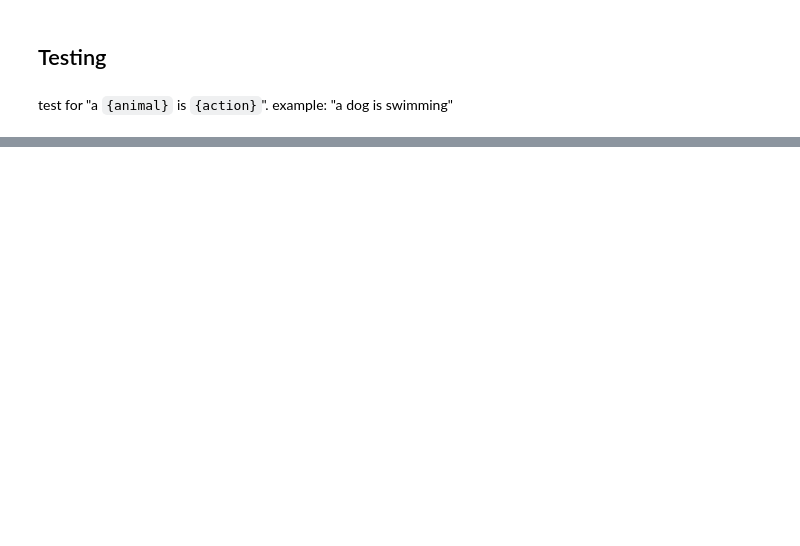
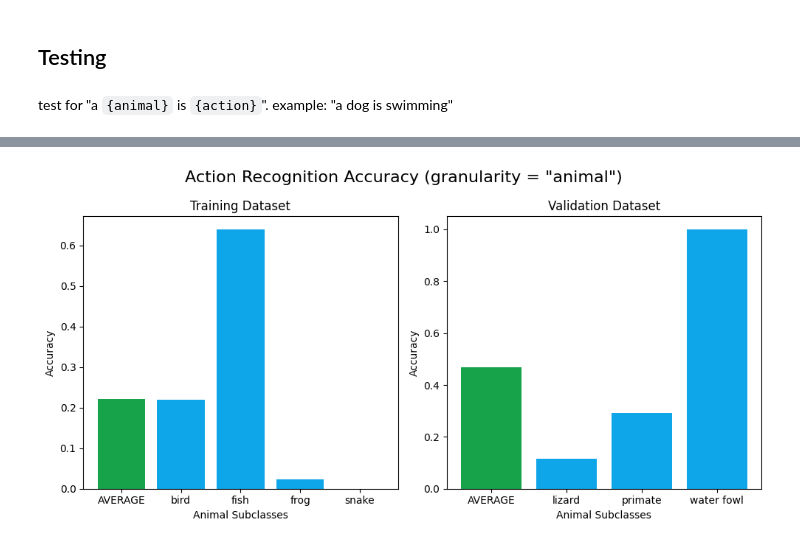
Before and after one commit to jonathanlin0/research_transfer, a Jupyter notebook: baselines/AK_AR_image/blip.ipynb, the cells around one changed output, grey strips where cells are left out. Drawn from its saved outputs; the diff is of its cells as text; code cells hidden in the pictures; blank space fills up the shorter version.

```diff
--- a/baselines/AK_AR_image/blip.ipynb
+++ b/baselines/AK_AR_image/blip.ipynb
@@ -219,0 +278,41 @@ plt.show()
+# %%
+# convert the dictionary values to percentages
+
+for animal in database_train:
+    database_train[animal] = database_train[animal].count(1) / len(database_train[animal])
+
+for animal in database_val:
+    database_val[animal] = database_val[animal].count(1) / len(database_val[animal])
+# %%
+categories1 = list(database_train.keys())
+values1 = list(database_train.values())
+categories1.insert(0, "AVERAGE")
+values1.insert(0, sum(values1) / len(values1))
+categories2 = list(database_val.keys())
+values2 = list(database_val.values())
+categories2.insert(0, "AVERAGE")
+values2.insert(0, sum(values2) / len(values2))
+
+fig, (ax1, ax2) = plt.subplots(1, 2, figsize=(10, 5))
+
+# Plot the first bar chart on the first subplot
+ax1.bar(categories1, values1, color=["#16a34a", "#0ea5e9", "#0ea5e9", "#0ea5e9", "#0ea5e9"])
+ax1.set_xlabel('Animal Subclasses')
+ax1.set_ylabel('Accuracy')
+ax1.set_title('Training Dataset')
+
+# Plot the second bar chart on the second subplot
+ax2.bar(categories2, values2, color=["#16a34a", "#0ea5e9", "#0ea5e9", "#0ea5e9"])
+ax2.set_xlabel('Animal Subclasses')
+ax2.set_ylabel('Accuracy')
+ax2.set_title('Validation Dataset')
+
+plt.suptitle('Action Recognition Accuracy (granularity = "animal")', fontsize=16)
+
+# Adjust the layout to avoid overlapping
+plt.tight_layout()
+
+# Show the plot
+plt.show()
+# %% [output]
+[figure, added]
```
Also changed, not shown: parts of 9 cells of this notebook.
